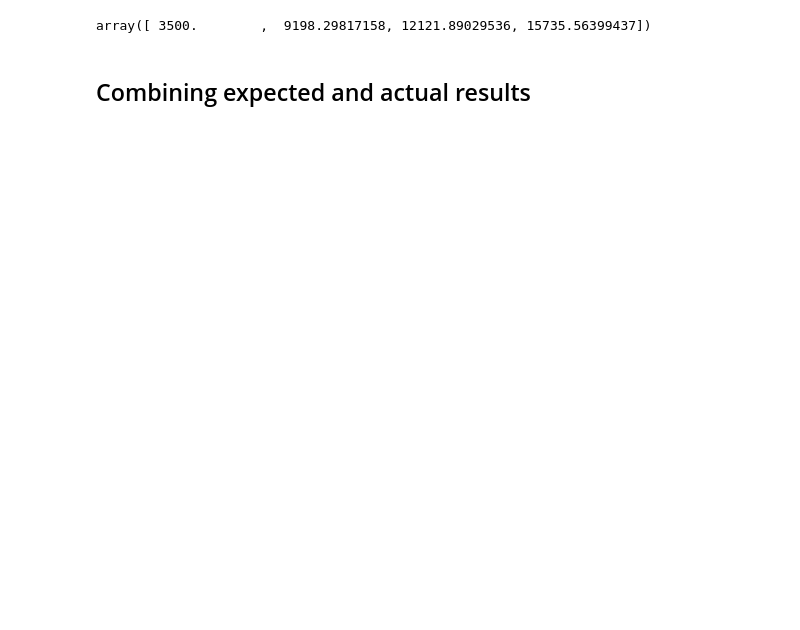
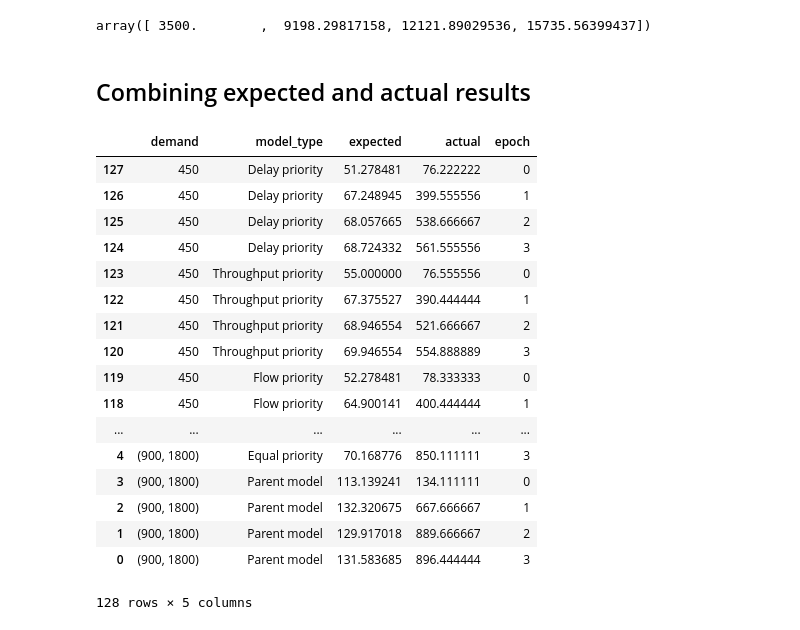
Before and after one commit to DEGABGED/ctm_data_processing, a Jupyter notebook: 4 - Expected vs Actual Results.ipynb, the cells around one changed output. Saved outputs shown, nothing was run; the diff lists cells and outputs as text; code cells hidden in the pictures; blank space fills up the shorter version.

Commit message:
Adapt for aggregate values (expected vs actual)

```diff
--- a/4 - Expected vs Actual Results.ipynb
+++ b/4 - Expected vs Actual Results.ipynb
@@ -138,3 +138,26 @@ for demand in _demands:
 # %%
 df_delay.to_pickle(DF_PATH + "delay_comparison.pkl")
 df_thru.to_pickle(DF_PATH + "throughput_comparison.pkl")
+# %%
+df_delay = pd.read_pickle(DF_PATH + "delay_comparison.pkl")
+df_thru = pd.read_pickle(DF_PATH + "throughput_comparison.pkl")
+df_thru
+# %% [output]
+|  | demand | model_type | expected | actual | epoch |
+| 127 | 450 | Delay priority | 51.278481 | 76.222222 | 0 |
+| 126 | 450 | Delay priority | 67.248945 | 399.555556 | 1 |
+| 125 | 450 | Delay priority | 68.057665 | 538.666667 | 2 |
+| 124 | 450 | Delay priority | 68.724332 | 561.555556 | 3 |
+| 123 | 450 | Throughput priority | 55.000000 | 76.555556 | 0 |
+| 122 | 450 | Throughput priority | 67.375527 | 390.444444 | 1 |
+| 121 | 450 | Throughput priority | 68.946554 | 521.666667 | 2 |
+| 120 | 450 | Throughput priority | 69.946554 | 554.888889 | 3 |
+| 119 | 450 | Flow priority | 52.278481 | 78.333333 | 0 |
+| 118 | 450 | Flow priority | 64.900141 | 400.444444 | 1 |
+| ... | ... | ... | ... | ... | ... |
+| 4 | (900, 1800) | Equal priority | 70.168776 | 850.111111 | 3 |
+| 3 | (900, 1800) | Parent model | 113.139241 | 134.111111 | 0 |
+| 2 | (900, 1800) | Parent model | 132.320675 | 667.666667 | 1 |
+| 1 | (900, 1800) | Parent model | 129.917018 | 889.666667 | 2 |
+| 0 | (900, 1800) | Parent model | 131.583685 | 896.444444 | 3 |
+128 rows × 5 columns
```
